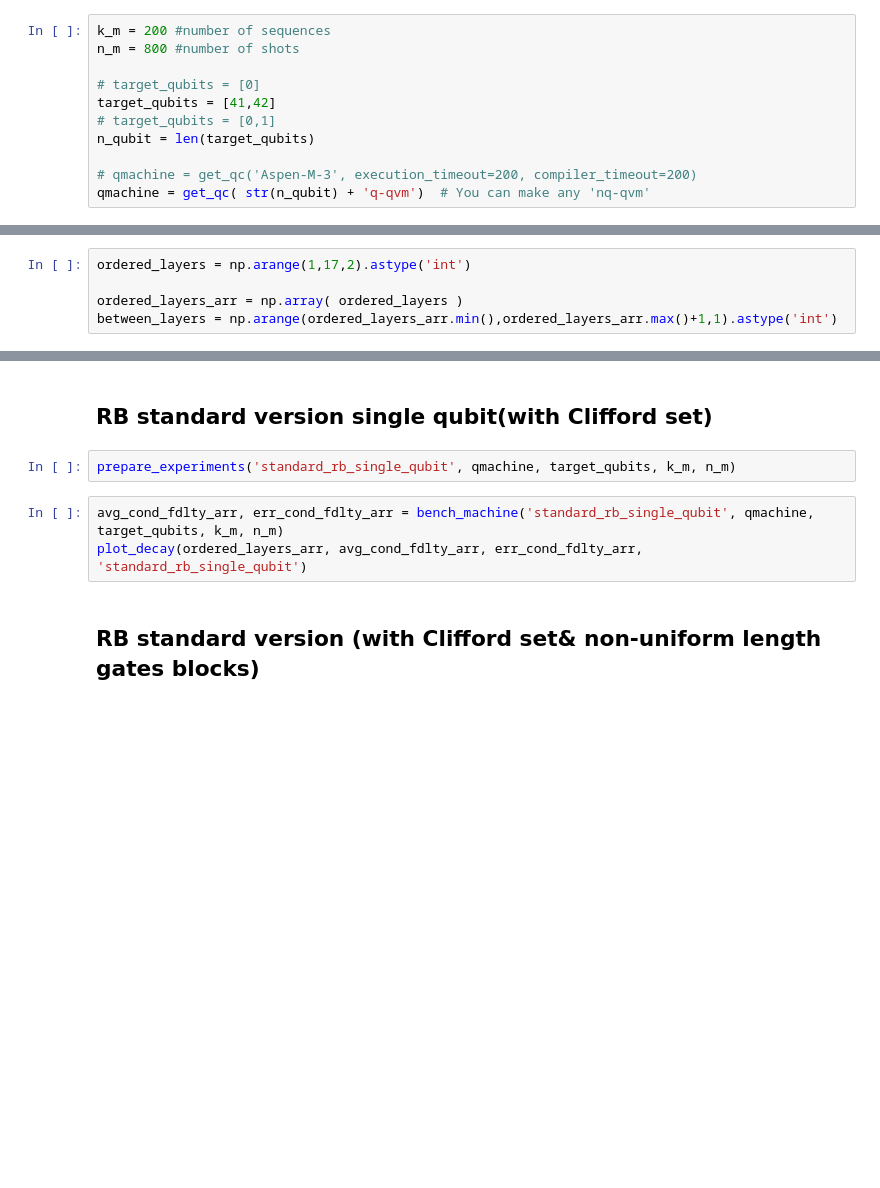
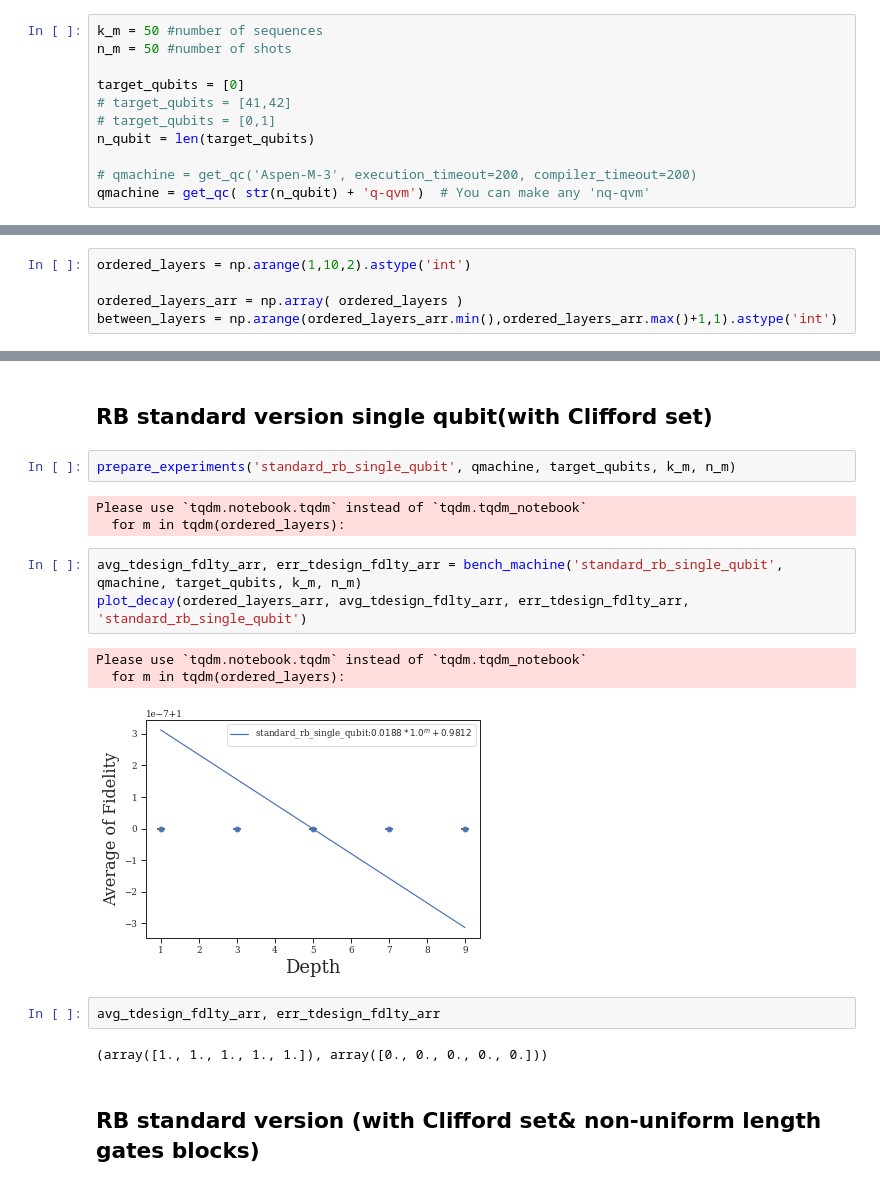
Before and after one commit to mmehrani/Randomized_Benchmarking_protocol, a Jupyter notebook: Bench_machine.ipynb, the cells around one changed output, grey strips where cells are left out. Cells and saved outputs as stored; diff of their text form; blank space fills up the shorter version.

```diff
--- a/Bench_machine.ipynb
+++ b/Bench_machine.ipynb
@@ -24,11 +24,11 @@ from csv import writer
 import _pickle as cPickle
 from datetime import datetime
 # %%
-k_m = 200 #number of sequences
-n_m = 800 #number of shots
+k_m = 50 #number of sequences
+n_m = 50 #number of shots
 
-# target_qubits = [0]
-target_qubits = [41,42]
+target_qubits = [0]
+# target_qubits = [41,42]
 # target_qubits = [0,1]
 n_qubit = len(target_qubits)
 
@@ -59,7 +59,7 @@ try:
 except:
     pass
 # %%
-ordered_layers = np.arange(1,17,2).astype('int')
+ordered_layers = np.arange(1,10,2).astype('int')
 
 ordered_layers_arr = np.array( ordered_layers )
 between_layers = np.arange(ordered_layers_arr.min(),ordered_layers_arr.max()+1,1).astype('int')
@@ -144,9 +144,20 @@ err_cond_fdlty_arr
 ## RB standard version single qubit(with Clifford set)
 # %%
 prepare_experiments('standard_rb_single_qubit', qmachine, target_qubits, k_m, n_m)
+# %% [output]
+Please use `tqdm.notebook.tqdm` instead of `tqdm.tqdm_notebook`
+  for m in tqdm(ordered_layers):
 # %%
-avg_cond_fdlty_arr, err_cond_fdlty_arr = bench_machine('standard_rb_single_qubit', qmachine, target_qubits, k_m, n_m)
-plot_decay(ordered_layers_arr, avg_cond_fdlty_arr, err_cond_fdlty_arr, 'standard_rb_single_qubit')
+avg_tdesign_fdlty_arr, err_tdesign_fdlty_arr = bench_machine('standard_rb_single_qubit', qmachine, target_qubits, k_m, n_m)
+plot_decay(ordered_layers_arr, avg_tdesign_fdlty_arr, err_tdesign_fdlty_arr, 'standard_rb_single_qubit')
+# %% [output]
+Please use `tqdm.notebook.tqdm` instead of `tqdm.tqdm_notebook`
+  for m in tqdm(ordered_layers):
+[figure, added]
+# %%
+avg_tdesign_fdlty_arr, err_tdesign_fdlty_arr
+# %% [output]
+(array([1., 1., 1., 1., 1.]), array([0., 0., 0., 0., 0.]))
 # %% [markdown]
 ## RB standard version (with Clifford set& non-uniform length gates blocks)
 # %%
```
Also changed, not shown: 2 other files.
